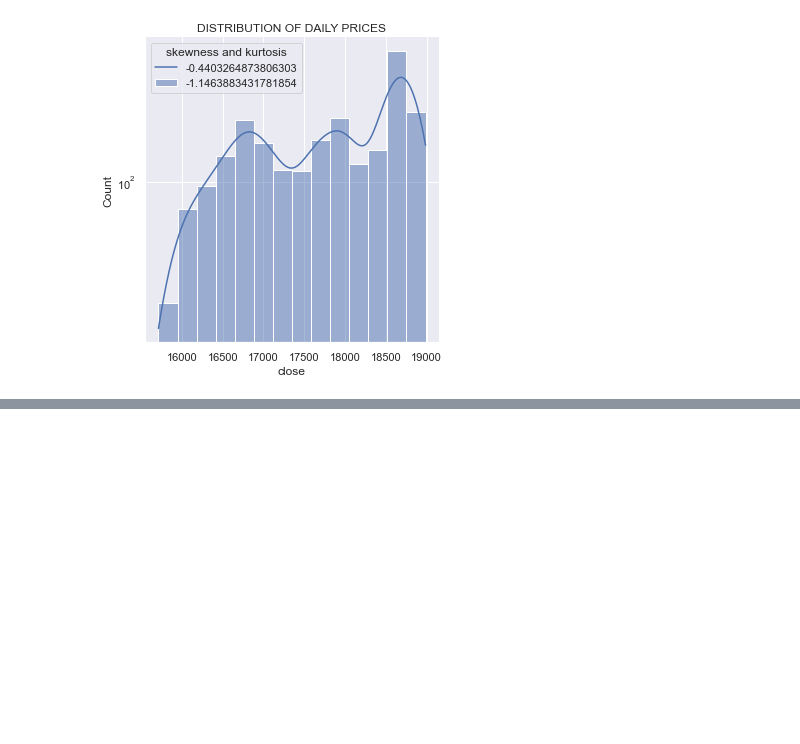
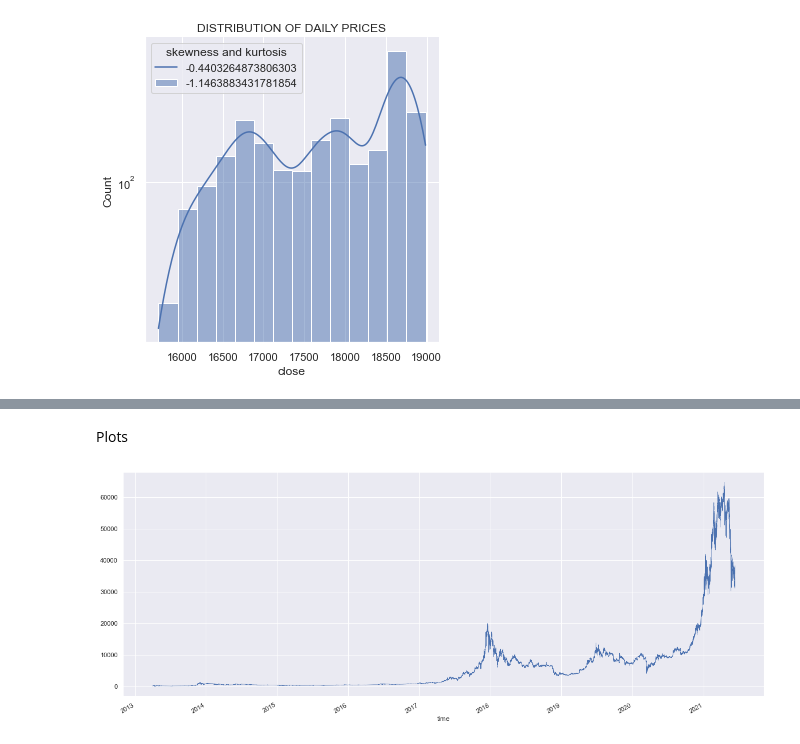
Before and after one commit to sebastianchaves/tp-ps-2021, a Jupyter notebook: trabajo-practico.ipynb, the cells around one changed output, grey strips where cells are left out. Cells and saved outputs as stored; diff of their text form; code cells hidden in the pictures; blank space fills up the shorter version.

```diff
--- a/trabajo-practico.ipynb
+++ b/trabajo-practico.ipynb
@@ -421,0 +441,25 @@ plt.show()
+# %%
+# Leo Dataframe
+df = pd.read_csv("./btcusd/btcusd.csv")
+# df.shape
+# df.head(3)
+# df.tail(3)
+
+# Convierto int64 a datetime64[ns]
+df['time'] = pd.to_datetime(df['time'], unit='ms')
+# df.dtypes
+
+# Seteo indice
+df = df.set_index('time')
+
+# Agrego columnas de calendario
+df['year'] = df.index.year
+df['month'] = df.index.month
+df['day'] = df.index.day
+df['day_name'] = df.index.day_name()
+
+# Traigo filas segun rango de fechas
+df.loc['2014-01-20':'2014-01-22']
+
+# Traigo filas de un mes
+df.loc['2020-02']
@@ -421,0 +481,10 @@ plt.show()
+# %% [markdown]
+Plots
+# %%
+# Configuro las figuras
+sns.set(rc={'figure.figsize':(20, 8)})
+
+# Grafico precio de cierre
+df['close'].plot(linewidth=0.5);
+# %% [output]
+[figure, added]
```
Also changed, not shown: parts of 25 cells of this notebook.
